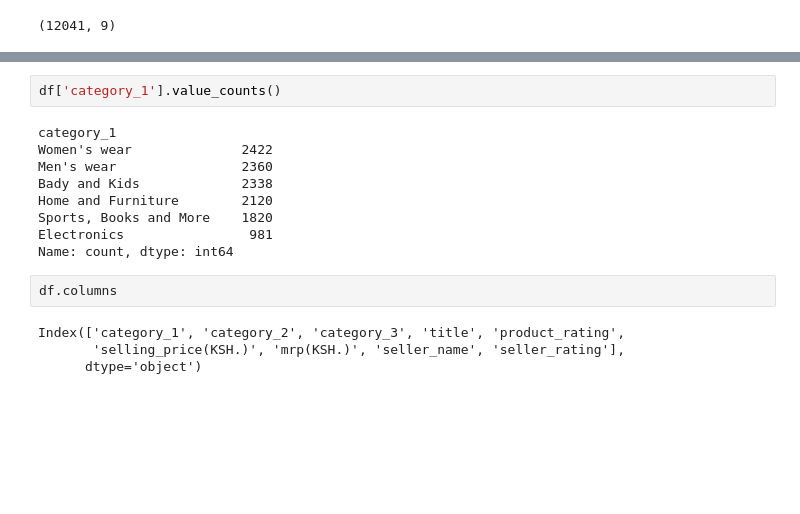
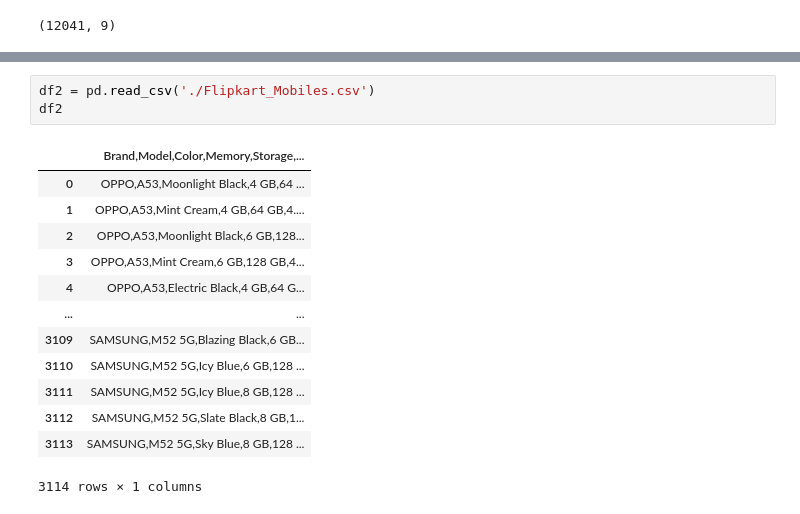
Before and after one commit to franchiseBoyz/Ecommerce-Recommender-System, a Jupyter notebook: notebook.ipynb, the cells around one changed output, grey strips where cells are left out. Cells and saved outputs as stored; diff of their text form; blank space fills up the shorter version.

```diff
--- a/notebook.ipynb
+++ b/notebook.ipynb
@@ -380,17 +340,17 @@ df.head(10)
-# %%
-df['category_1'].value_counts()
-# %% [output]
-category_1
-Women's wear              2422
-Men's wear                2360
-Bady and Kids             2338
-Home and Furniture        2120
-Sports, Books and More    1820
-Electronics                981
-Name: count, dtype: int64
-# %%
-df.columns
-# %% [output]
-Index(['category_1', 'category_2', 'category_3', 'title', 'product_rating',
-       'selling_price(KSH.)', 'mrp(KSH.)', 'seller_name', 'seller_rating'],
-      dtype='object')
+# %%
+df2 = pd.read_csv('./Flipkart_Mobiles.csv')
+df2
+# %% [output]
+|  | Brand,Model,Color,Memory,Storage,... |
+| 0 | OPPO,A53,Moonlight Black,4 GB,64 ... |
+| 1 | OPPO,A53,Mint Cream,4 GB,64 GB,4.... |
+| 2 | OPPO,A53,Moonlight Black,6 GB,128... |
+| 3 | OPPO,A53,Mint Cream,6 GB,128 GB,4... |
+| 4 | OPPO,A53,Electric Black,4 GB,64 G... |
+| ... | ... |
+| 3109 | SAMSUNG,M52 5G,Blazing Black,6 GB... |
+| 3110 | SAMSUNG,M52 5G,Icy Blue,6 GB,128 ... |
+| 3111 | SAMSUNG,M52 5G,Icy Blue,8 GB,128 ... |
+| 3112 | SAMSUNG,M52 5G,Slate Black,8 GB,1... |
+| 3113 | SAMSUNG,M52 5G,Sky Blue,8 GB,128 ... |
+3114 rows × 1 columns
```
Also changed, not shown: parts of 3 cells of this notebook.
